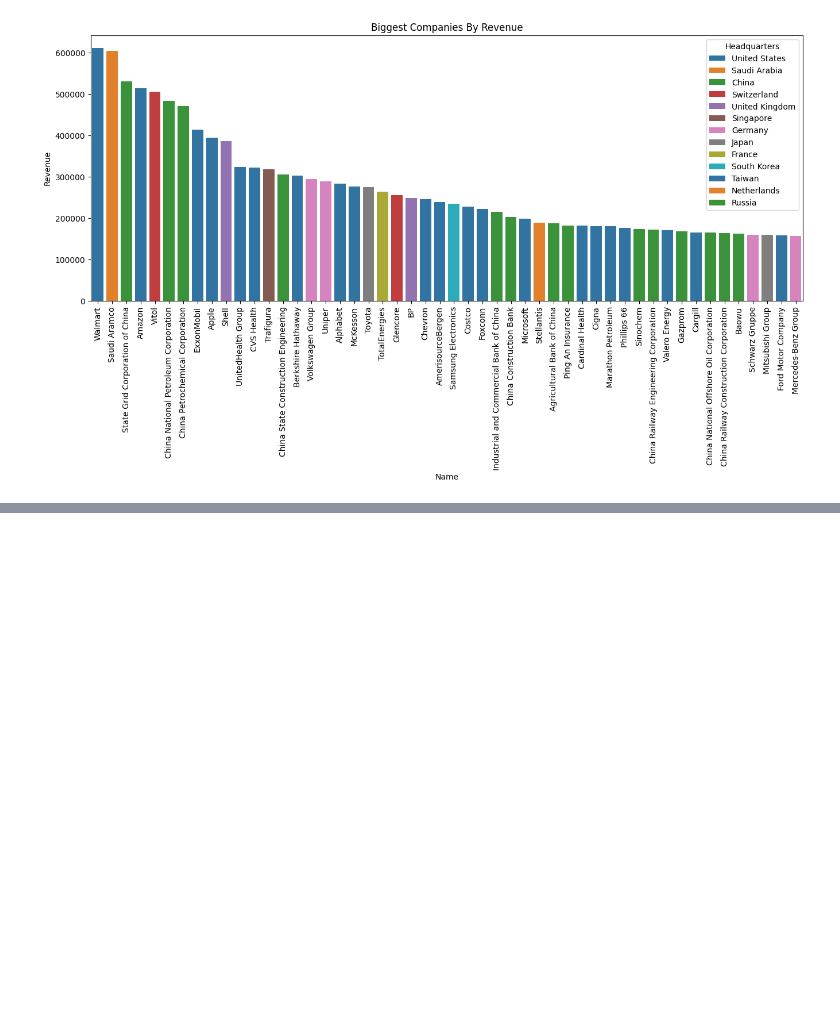
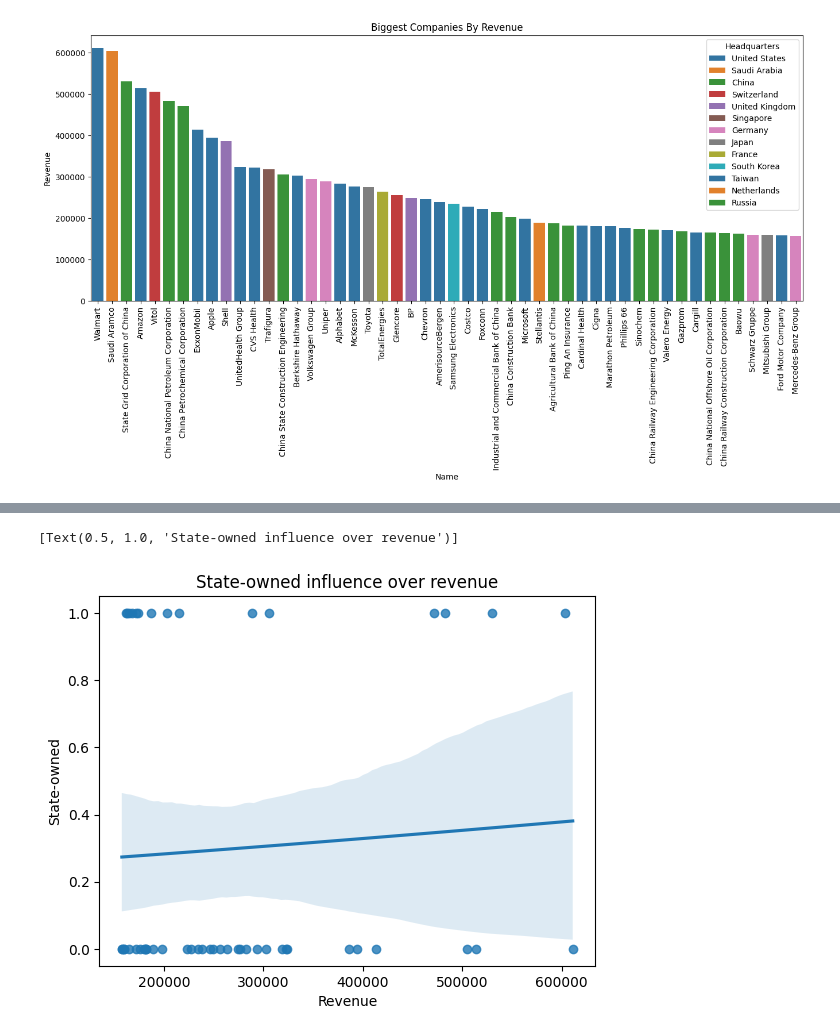
Before and after one commit to Ednaxx/Web-Data-Scraping, a Jupyter notebook: LargestCompaniesByRevenue2023.ipynb, the cells around one changed output, grey strips where cells are left out. Drawn from its saved outputs; the diff is of its cells as text; code cells hidden in the pictures; blank space fills up the shorter version.

```diff
--- a/LargestCompaniesByRevenue2023.ipynb
+++ b/LargestCompaniesByRevenue2023.ipynb
@@ -201,0 +193,5 @@ ax.set(title="Revenue and Employees")
+# %%
+sns.regplot(x=df.Revenue, y=df["State-owned"], logistic=True).set(title="State-owned influence over revenue")
+# %% [output]
+[Text(0.5, 1.0, 'State-owned influence over revenue')]
+[figure, added]
```
Also changed, not shown: parts of 10 cells of this notebook, 2 other files.
